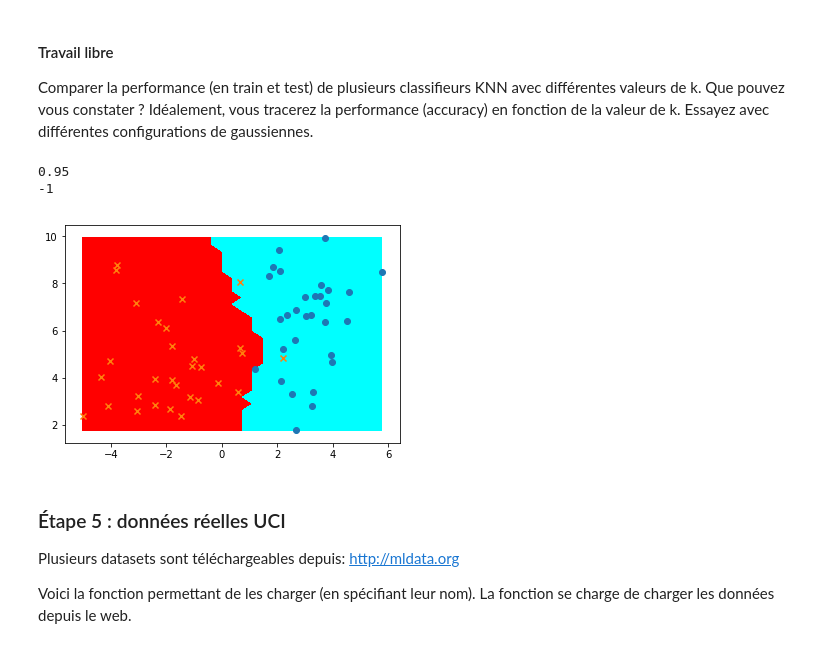
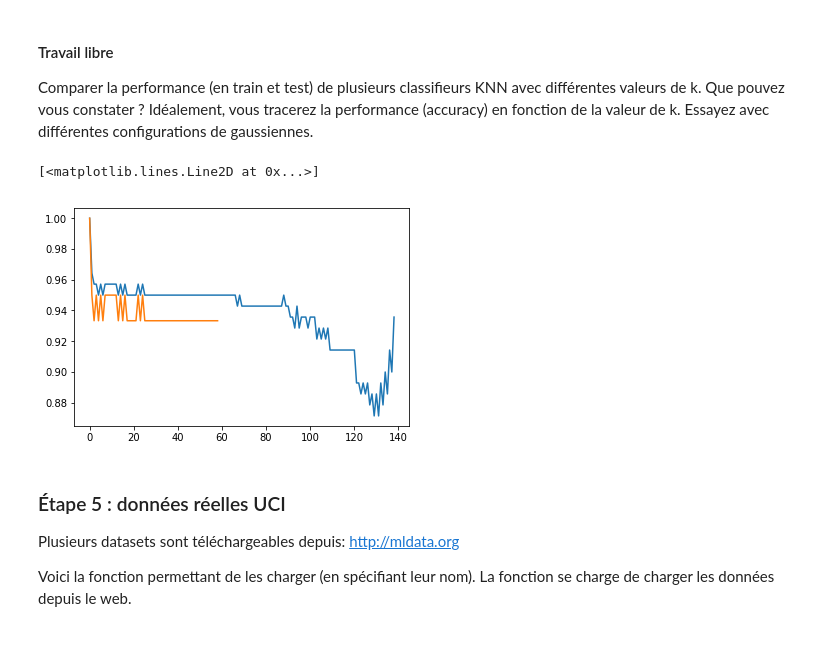
Before and after one commit to Hakimba/DataScience, a Jupyter notebook: KNN.ipynb, the cells around one changed output. Saved outputs shown, nothing was run; the diff lists cells and outputs as text; code cells hidden in the pictures.

```diff
--- a/KNN.ipynb
+++ b/KNN.ipynb
@@ -251,7 +251,7 @@ print(knn.accuracy(my_set))
 
 Attention, lorsque vous testez un classifieur, il est nécessaire de considérer à la fois un ensemble d'apprentissage et un ensemble de test. La performance doit être évaluée sur l'ensemble de test (et non pas sur l'ensemble d'apprentissage).
 # %%
-def sample(liste,x): #fonction qui va me découper mon ensemble en 2 partie, suivant le % 'x'
+def split(liste,x): #fonction qui va me découper mon ensemble en 2 partie, suivant le % 'x'
     listA = []
     listB = []
     firstHalf = int(len(liste)*(x/100))
@@ -262,8 +262,8 @@ def sample(liste,x): #fonction qui va me découper mon ensemble en 2 partie, sui
         listB.append(liste[j])
     return listA,listB
 
-posit_train, posit_test = sample(Posit,70) #l'ensemble de data train contient 70% du set de base, celui de test contient donc 30%
-negat_train, negat_test = sample(Negat,70)
+posit_train, posit_test = split(Posit,70) #l'ensemble de data train contient 70% du set de base, celui de test contient donc 30%
+negat_train, negat_test = split(Negat,70)
 
 datatrain = LabeledSet(2)
 for i in posit_train:
@@ -283,21 +283,39 @@ Comparer la performance (en train et test) de plusieurs classifieurs KNN avec di
 Idéalement, vous tracerez la performance (accuracy) en fonction de la valeur de k.
 Essayez avec différentes configurations de gaussiennes.
 # %%
-knn2 = KNN(2,7)
-knn2.train(datatrain)
-plot_frontiere(datatest,knn2,30)
-plot2DSet(datatest)
-print(knn2.accuracy(datatest))
+#knn2 = KNN(2,7)
+#knn2.train(datatrain)
+#plot_frontiere(datatest,knn2,30)
+#plot2DSet(datatest)
+#print(knn2.accuracy(datatest))
 
-print(knn2.predict([0.2,4.0]))
+#print(knn2.predict([0.2,4.0]))
 
 #On peut voir sur plus k est petit, plus la performance est elevé car on est dans un cas de sur apprentissage (apprentissage par coeur)
 #il est donc très performant sur un ensemble de donnée qu'il connait très bien
 #quand k est trop grand, on est dans un cas de sous apprentissage
+
+#avec une configuration de gaussienne tel que les 2 nuages de points sont bien éloigné, la valeur de k ne change rien, la frontiere et l'accuracy sont les memes
+
+
+
+def accuracyPerK(dataset,datatrain,dimension):
+    accuracy_array = []
+    for i in range(1,dataset.getSizeX()):
+        classifier = KNN(dimension,i)
+        classifier.train(datatrain)
+        accuracy_array.append((classifier.accuracy(dataset)))
+    return accuracy_array
+
+accuPerK_train = accuracyPerK(datatrain,datatrain,2)
+accuPerK_test = accuracyPerK(datatest,datatrain,2)
+
+
+plt.plot(accuPerK_train)
+plt.plot(accuPerK_test)
 # %% [output]
-0.95
--1
+[<matplotlib.lines.Line2D at 0x...>]
-[figure, old version]
+[figure, new version]
 # %% [markdown]
 ### Étape 5 : données réelles UCI
 
```
Also changed, not shown: parts of 8 cells of this notebook.
